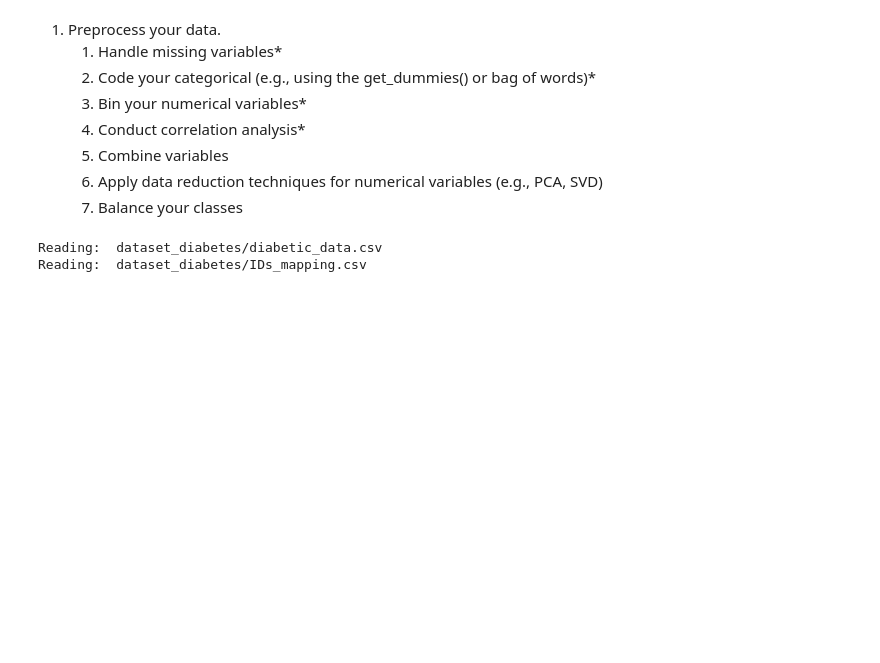
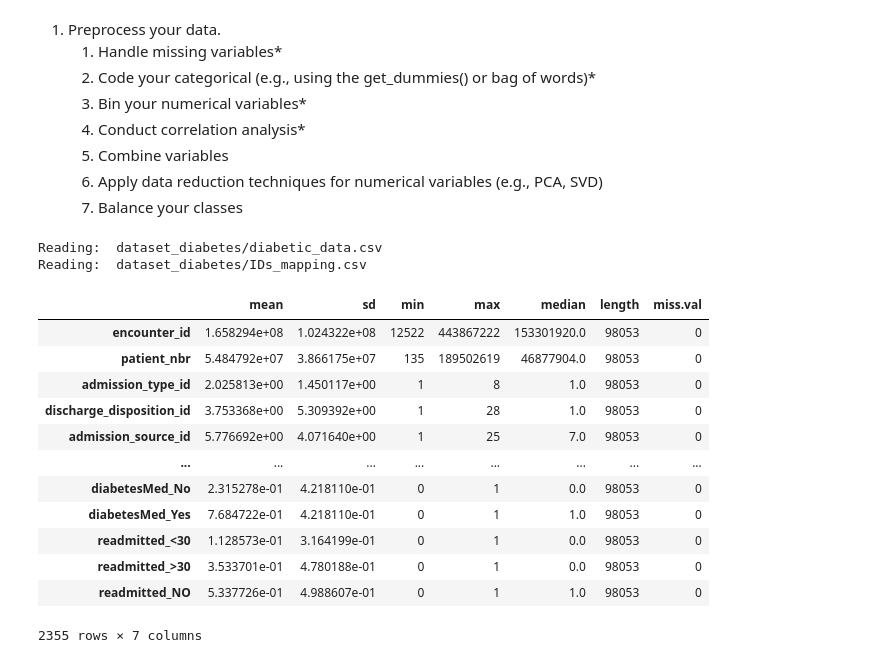
Before and after one commit to charlesg/HI530, a Jupyter notebook: project/Coding Project Notebook.ipynb, the cells around one changed output. Saved outputs shown, nothing was run; the diff lists cells and outputs as text; code cells hidden in the pictures; blank space fills up the shorter version.

```diff
--- a/project/Coding Project Notebook.ipynb
+++ b/project/Coding Project Notebook.ipynb
@@ -31,6 +31,39 @@ with ZipFile(datafile) as rawData:
                     mapping = pd.read_csv(f)
                 else:
                     diabetic = pd.read_csv(f)
+
+# Removing Colums with too many unknow values
+dropped_Cols=['weight', 'medical_specialty', 'payer_code']
+diabetic.drop(columns=dropped_Cols, inplace=True)
+# Drop remaining rows with unknown values
+diabetic.drop(index=(diabetic[diabetic.isin(['?']).any(axis=1)].index), inplace=True)
+# Let's check what's left
+diabetic.shape
+
+diabetic = pd.get_dummies(diabetic, prefix_sep='_', drop_first=False)
 # %% [output]
 Reading:  dataset_diabetes/diabetic_data.csv
 Reading:  dataset_diabetes/IDs_mapping.csv
+# %%
+pd.DataFrame({'mean': diabetic.mean(),
+              'sd': diabetic.std(),
+              'min': diabetic.min(),
+              'max': diabetic.max(),
+              'median': diabetic.median(),
+              'length': len(diabetic),
+              'miss.val': diabetic.isnull().sum(),
+             })
+# %% [output]
+|  | mean | sd | min | max | median | length | miss.val |
+| encounter_id | 1.658294e+08 | 1.024322e+08 | 12522 | 443867222 | 153301920.0 | 98053 | 0 |
+| patient_nbr | 5.484792e+07 | 3.866175e+07 | 135 | 189502619 | 46877904.0 | 98053 | 0 |
+| admission_type_id | 2.025813e+00 | 1.450117e+00 | 1 | 8 | 1.0 | 98053 | 0 |
+| discharge_disposition_id | 3.753368e+00 | 5.309392e+00 | 1 | 28 | 1.0 | 98053 | 0 |
+| admission_source_id | 5.776692e+00 | 4.071640e+00 | 1 | 25 | 7.0 | 98053 | 0 |
+| ... | ... | ... | ... | ... | ... | ... | ... |
+| diabetesMed_No | 2.315278e-01 | 4.218110e-01 | 0 | 1 | 0.0 | 98053 | 0 |
+| diabetesMed_Yes | 7.684722e-01 | 4.218110e-01 | 0 | 1 | 1.0 | 98053 | 0 |
+| readmitted_<30 | 1.128573e-01 | 3.164199e-01 | 0 | 1 | 0.0 | 98053 | 0 |
+| readmitted_>30 | 3.533701e-01 | 4.780188e-01 | 0 | 1 | 0.0 | 98053 | 0 |
+| readmitted_NO | 5.337726e-01 | 4.988607e-01 | 0 | 1 | 1.0 | 98053 | 0 |
+2355 rows × 7 columns
```
Also changed, not shown: parts of 6 cells of this notebook.
